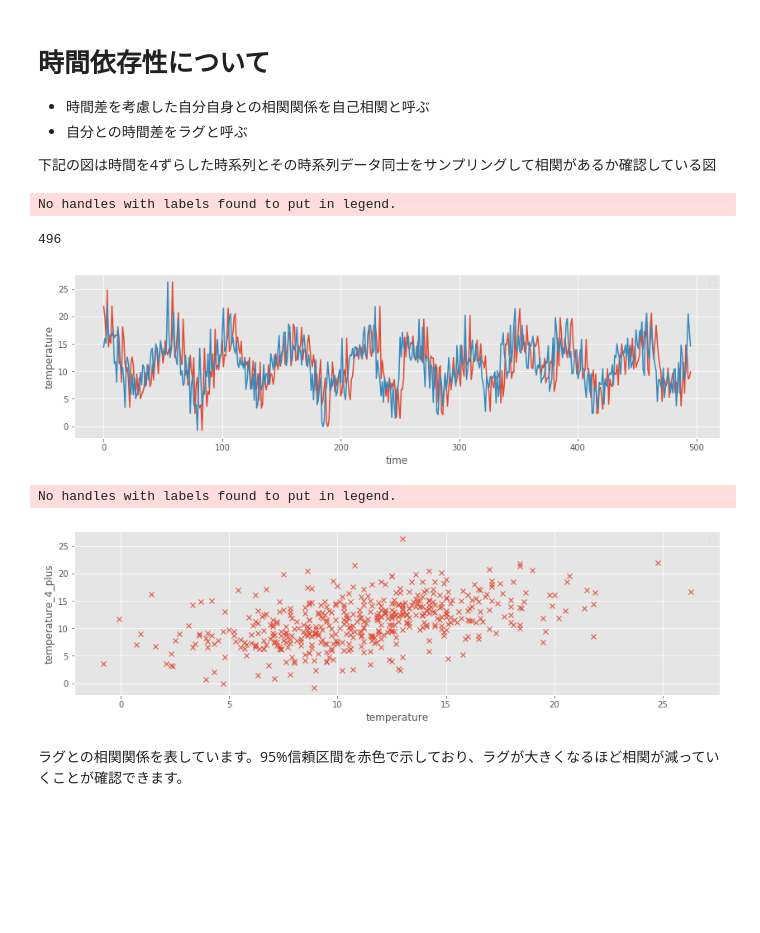
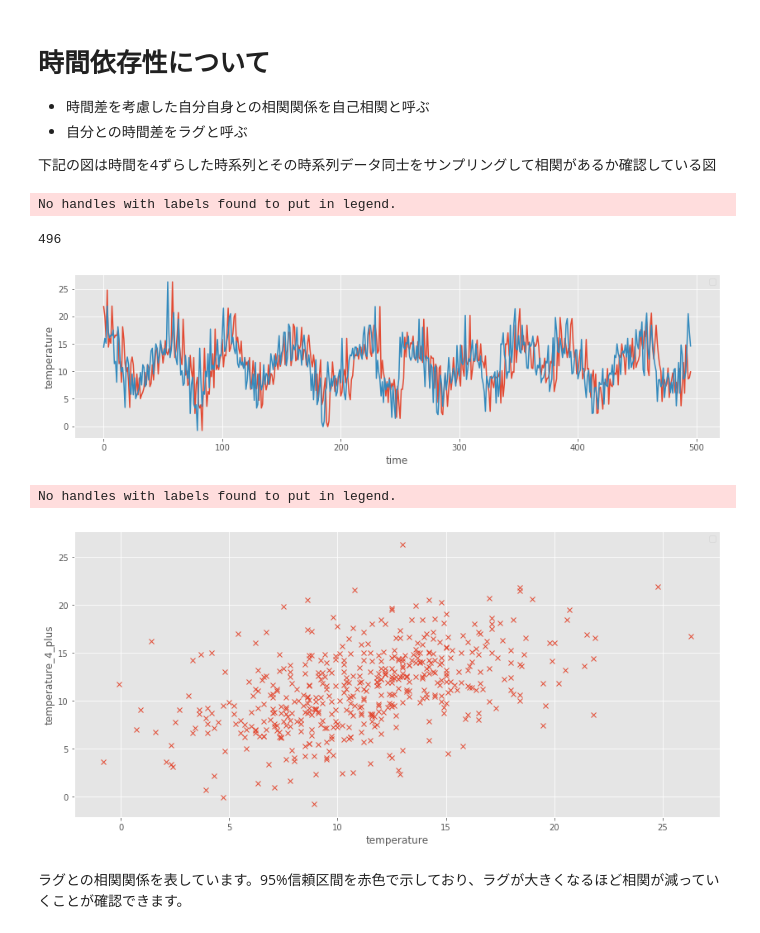
Before and after one commit to SnowMasaya/time_series_anomaly_detect_hands_on, a Jupyter notebook: time_series_anomaly_detect.ipynb, the cells around one changed output. Cells and saved outputs as stored; diff of their text form; code cells hidden in the pictures; blank space fills up the shorter version.

```diff
--- a/time_series_anomaly_detect.ipynb
+++ b/time_series_anomaly_detect.ipynb
@@ -157,29 +155,29 @@ show_graph(X_test_day_smooth, X_smooth_test, 'test_smooth')
 # %%
 i = 4
 print(X_orig[:-i].shape[0])
 
 pylab.figure(figsize=(14, 8))
 pylab.subplot(211)
 pylab.xlabel('time')
 pylab.ylabel('temperature')
 pylab.plot(X_orig[:-i])
 pylab.plot(X_orig[i:])
 pylab.legend(loc='upper right')
 pylab.show()
 
-pylab.figure(figsize=(14, 8))
+pylab.figure(figsize=(14, 14))
 pylab.subplot(211)
 pylab.xlabel('temperature')
 pylab.ylabel('temperature_' + str(i) + '_plus')
 pylab.plot(X_orig[:-i], X_orig[i:], 'x')
 pylab.legend(loc='upper right')
 pylab.show()
 # %% [output]
 No handles with labels found to put in legend.
 496
 [figure]
 No handles with labels found to put in legend.
-[figure, old version]
+[figure, new version]
 # %% [markdown]
 ラグとの相関関係を表しています。95%信頼区間を赤色で示しており、ラグが大きくなるほど相関が減っていくことが確認できます。
 # %%
```
Also changed, not shown: parts of 12 cells of this notebook, 1 other file.
